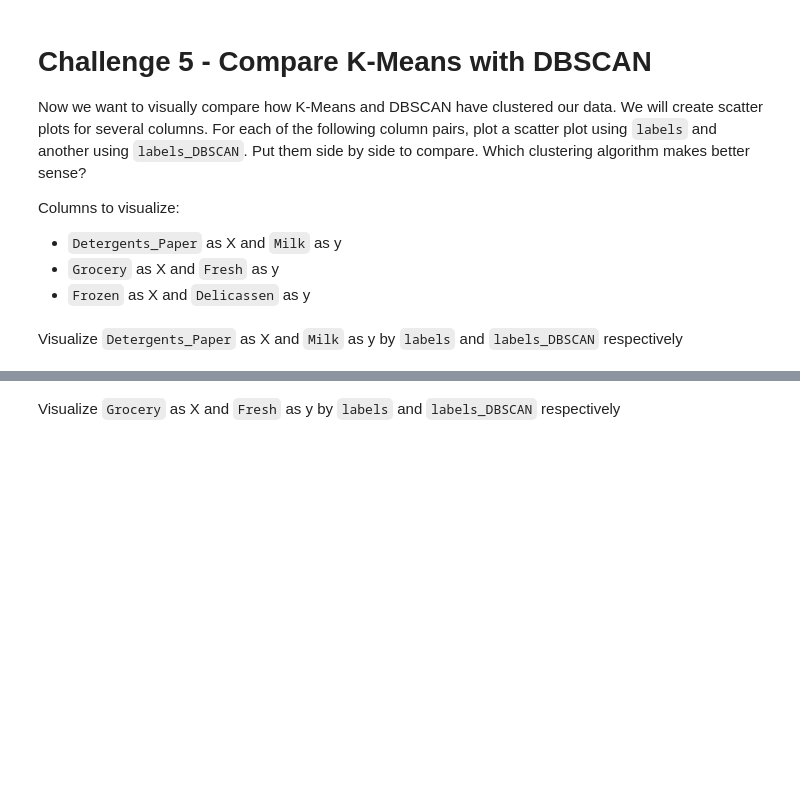
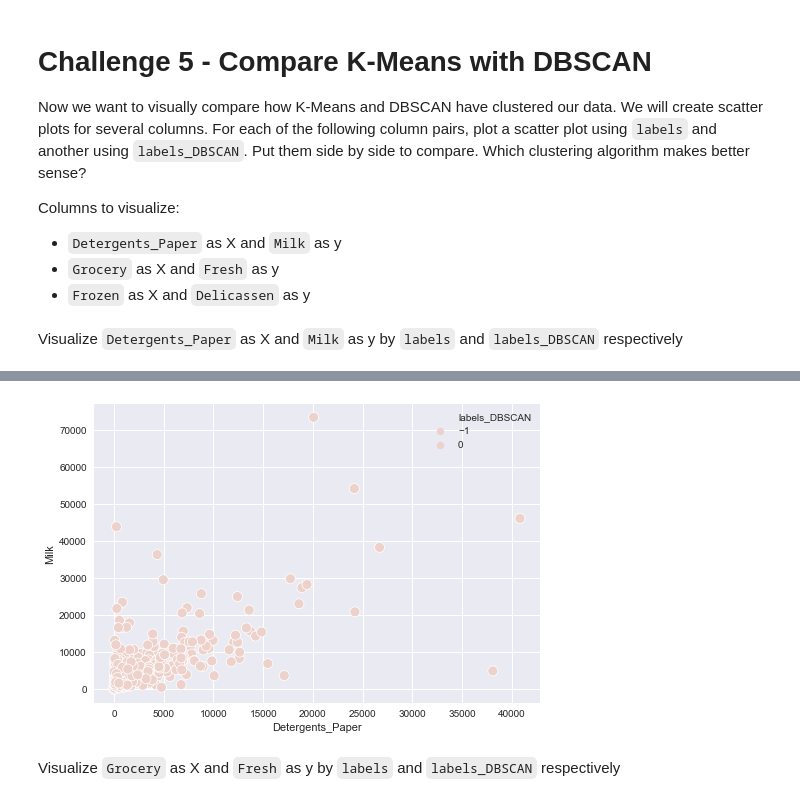
Before and after one commit to ironhack-bcn-data-pt/44-lab-unsupervised-learning, a Jupyter notebook: your-code/main.ipynb, the cells around one changed output, grey strips where cells are left out. Cells and saved outputs as stored; diff of their text form; code cells hidden in the pictures; blank space fills up the shorter version.

```diff
--- a/your-code/main.ipynb
+++ b/your-code/main.ipynb
@@ -338,2 +342,6 @@ Visualize `Detergents_Paper` as X and `Milk` as y by `labels` and `labels_DBSCAN
+# %%
+sns.scatterplot(x='Detergents_Paper', y='Milk', hue= 'labels_DBSCAN', s=100, data=df);
+# %% [output]
+[figure, added]
 # %% [markdown]
 Visualize `Grocery` as X and `Fresh` as y by `labels` and `labels_DBSCAN` respectively
```
Also changed, not shown: parts of 11 cells of this notebook.
